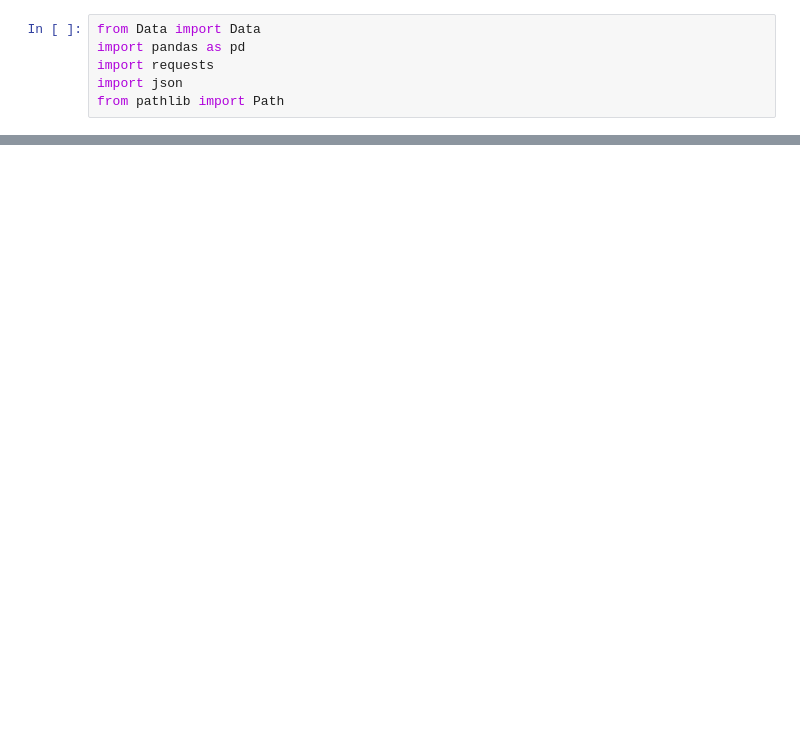
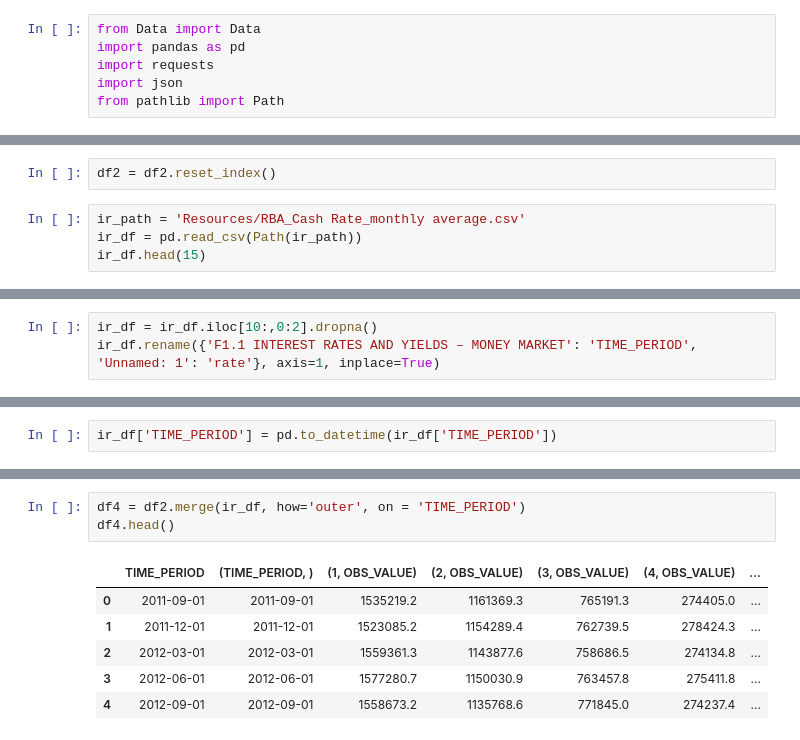
Before and after one commit to feldmanp/project_1_2, a Jupyter notebook: Main.ipynb, the cells around one changed output, grey strips where cells are left out. Drawn from its saved outputs; the diff is of its cells as text; blank space fills up the shorter version.

```diff
--- a/Main.ipynb
+++ b/Main.ipynb
@@ -20,0 +118,6 @@ AttributeError: 'Data' object has no attribute '_residential_prop_prices_df'
+# %%
+df2 = df2.reset_index()
+# %%
+ir_path = 'Resources/RBA_Cash Rate_monthly average.csv'
+ir_df = pd.read_csv(Path(ir_path))
+ir_df.head(15)
@@ -20,0 +142,3 @@ AttributeError: 'Data' object has no attribute '_residential_prop_prices_df'
+# %%
+ir_df = ir_df.iloc[10:,0:2].dropna()
+ir_df.rename({'F1.1 INTEREST RATES AND YIELDS – MONEY MARKET': 'TIME_PERIOD', 'Unnamed: 1': 'rate'}, axis=1, inplace=True)
@@ -20,0 +161,2 @@ AttributeError: 'Data' object has no attribute '_residential_prop_prices_df'
+# %%
+ir_df['TIME_PERIOD'] = pd.to_datetime(ir_df['TIME_PERIOD'])
@@ -20,0 +196,10 @@ AttributeError: 'Data' object has no attribute '_residential_prop_prices_df'
+# %%
+df4 = df2.merge(ir_df, how='outer', on = 'TIME_PERIOD')
+df4.head()
+# %% [output]
+|  | TIME_PERIOD | (TIME_PERIOD, ) | (1, OBS_VALUE) | (2, OBS_VALUE) | (3, OBS_VALUE) | (4, OBS_VALUE) | ... |
+| 0 | 2011-09-01 | 2011-09-01 | 1535219.2 | 1161369.3 | 765191.3 | 274405.0 | ... |
+| 1 | 2011-12-01 | 2011-12-01 | 1523085.2 | 1154289.4 | 762739.5 | 278424.3 | ... |
+| 2 | 2012-03-01 | 2012-03-01 | 1559361.3 | 1143877.6 | 758686.5 | 274134.8 | ... |
+| 3 | 2012-06-01 | 2012-06-01 | 1577280.7 | 1150030.9 | 763457.8 | 275411.8 | ... |
+| 4 | 2012-09-01 | 2012-09-01 | 1558673.2 | 1135768.6 | 771845.0 | 274237.4 | ... |
```
Also changed, not shown: parts of 12 cells of this notebook, 6 other files.
